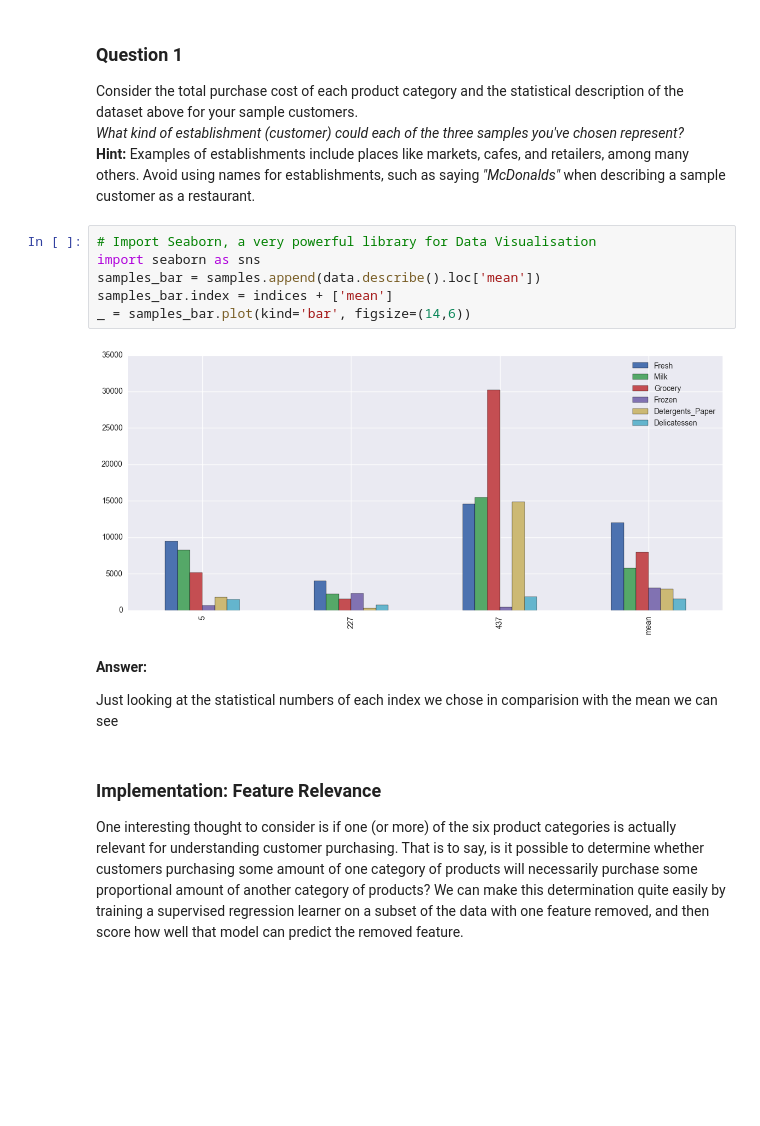
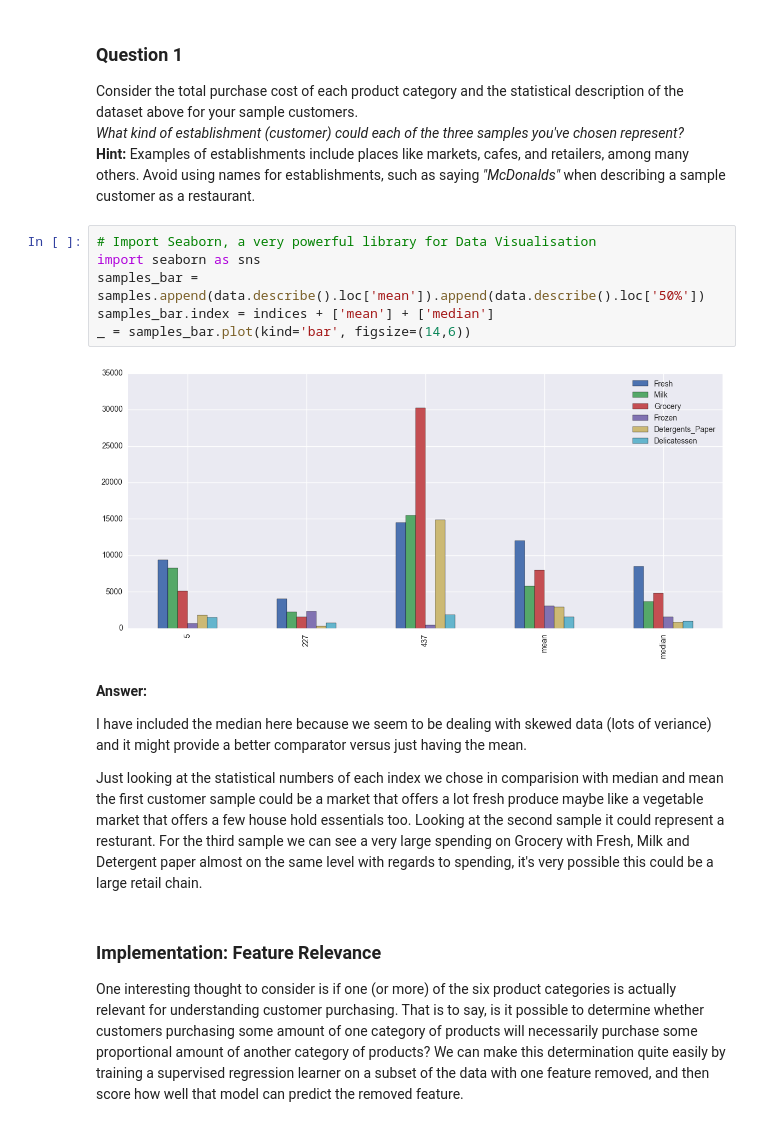
Before and after one commit to alexvanzyl/MLND, a Jupyter notebook: customer_segments/customer_segments.ipynb, the cells around one changed output. Drawn from its saved outputs; the diff is of its cells as text; blank space fills up the shorter version.

```diff
--- a/customer_segments/customer_segments.ipynb
+++ b/customer_segments/customer_segments.ipynb
@@ -80,15 +80,17 @@ Consider the total purchase cost of each product category and the statistical de
 # %%
 # Import Seaborn, a very powerful library for Data Visualisation
 import seaborn as sns
-samples_bar = samples.append(data.describe().loc['mean'])
-samples_bar.index = indices + ['mean']
+samples_bar = samples.append(data.describe().loc['mean']).append(data.describe().loc['50%'])
+samples_bar.index = indices + ['mean'] + ['median']
 _ = samples_bar.plot(kind='bar', figsize=(14,6))
 # %% [output]
-[figure, old version]
+[figure, new version]
-# %% [markdown]
-**Answer:**
-
-Just looking at the statistical numbers of each index we chose in comparision with the mean we can see
+# %% [markdown]
+**Answer:**
+
+I have included the median here because we seem to be dealing with skewed data (lots of veriance) and it might provide a better comparator versus just having the mean.
+
+Just looking at the statistical numbers of each index we chose in comparision with median and mean the first customer sample could be a market that offers a lot fresh produce maybe like a vegetable market that offers a few house hold essentials too. Looking at the second sample it could represent a resturant. For the third sample we can see a very large spending on Grocery with Fresh, Milk and Detergent paper almost on the same level with regards to spending, it's very possible this could be a large retail chain.
 # %% [markdown]
 ### Implementation: Feature Relevance
 One interesting thought to consider is if one (or more) of the six product categories is actually relevant for understanding customer purchasing. That is to say, is it possible to determine whether customers purchasing some amount of one category of products will necessarily purchase some proportional amount of another category of products? We can make this determination quite easily by training a supervised regression learner on a subset of the data with one feature removed, and then score how well that model can predict the removed feature.
```
Also changed, not shown: parts of 24 cells of this notebook.
